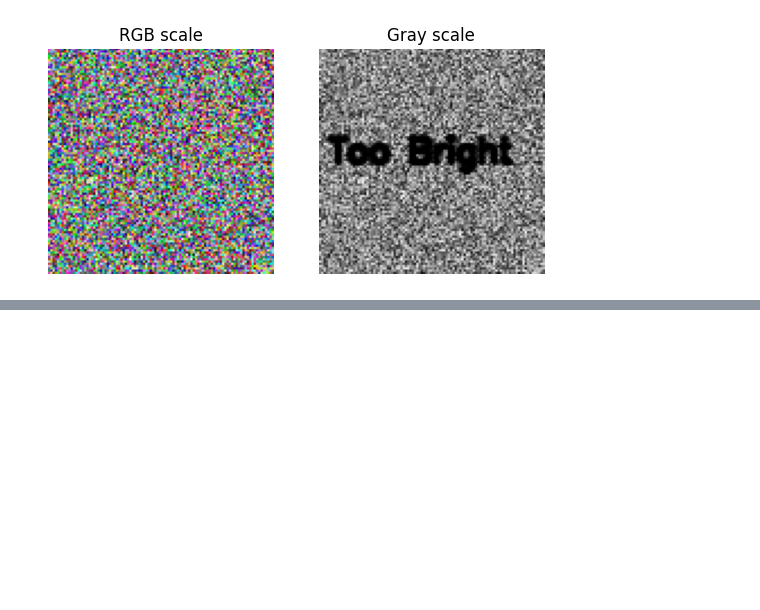
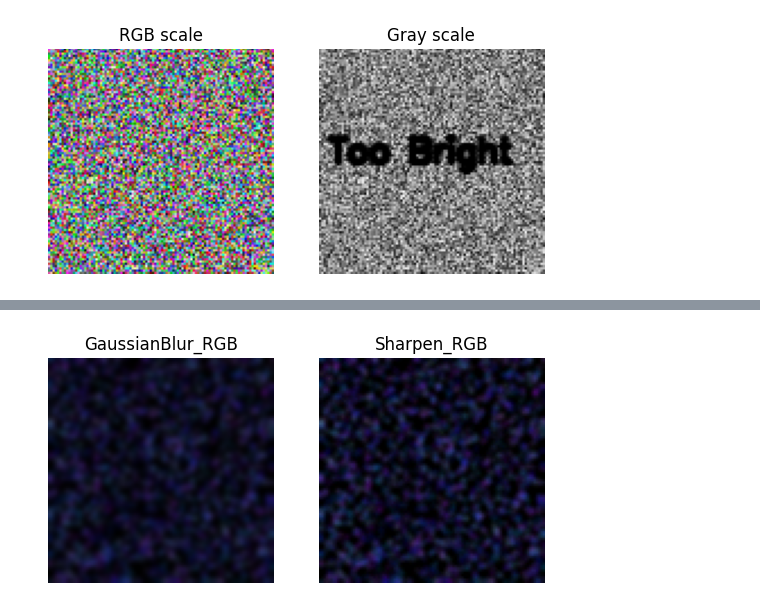
Before and after one commit to freskjw/korcham2507, a Jupyter notebook: py06.ipynb, the cells around one changed output, grey strips where cells are left out. Saved outputs shown, nothing was run; the diff lists cells and outputs as text; code cells hidden in the pictures; blank space fills up the shorter version.

```diff
--- a/py06.ipynb
+++ b/py06.ipynb
@@ -44,0 +130,26 @@ plt.show()
+# %%
+# blurred
+
+# 3X3 선명화 커널
+sharp_kernel = np.array([
+    [0, -1,  0],
+    [-1, 5, -1],
+    [0, -1,  0]
+])
+
+sharpen = cv2.filter2D(blurred, -1, sharp_kernel)
+sharpen_rgb = cv2.cvtColor(sharpen, cv2.COLOR_BGR2RGB)
+
+plt.subplot(1,2,1)
+plt.imshow(blurred_rgb)
+plt.title("GaussianBlur_RGB")
+plt.axis('off')
+
+plt.subplot(1,2,2)
+plt.imshow(sharpen_rgb)
+plt.title("Sharpen_RGB")
+plt.axis('off')
+
+plt.show()
+# %% [output]
+[figure, added]
```
Also changed, not shown: parts of 7 cells of this notebook.
